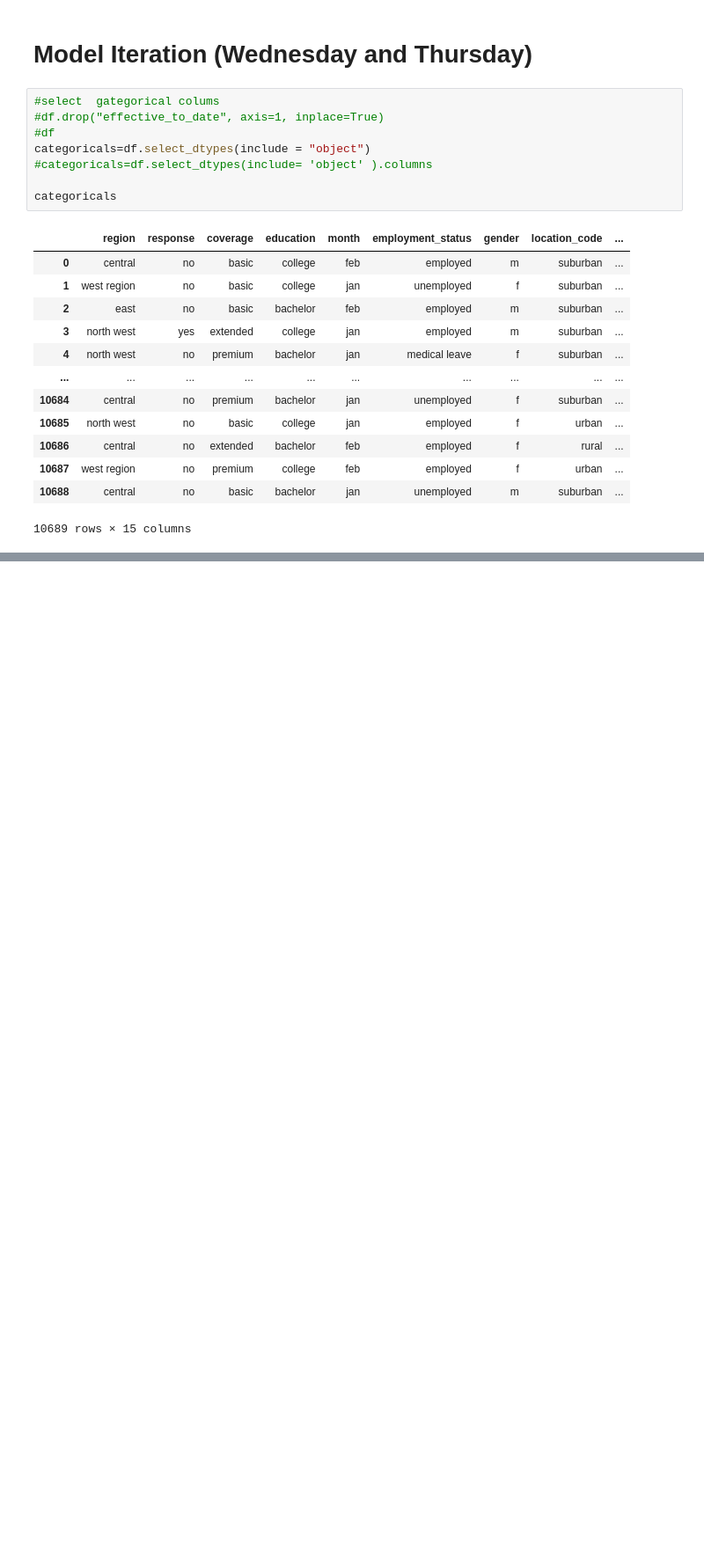
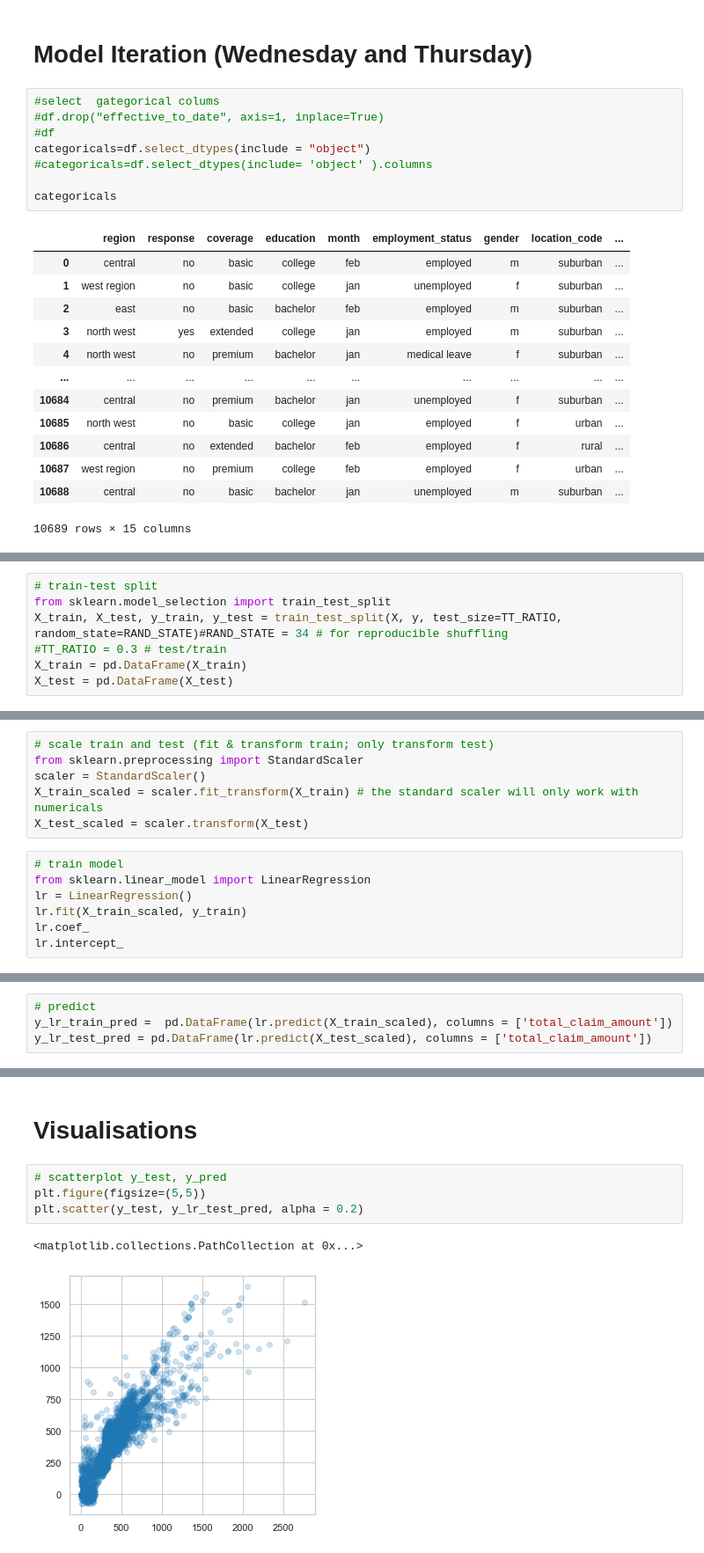
Before and after one commit to marsango16/IronEvans, a Jupyter notebook: WEEK4_Day3_Intro_To_Pandas_Healthcare For_All_Modeling.ipynb, the cells around one changed output, grey strips where cells are left out. Shown at 88% size. Saved outputs shown, nothing was run; the diff lists cells and outputs as text; blank space fills up the shorter version.

```diff
--- a/WEEK4_Day3_Intro_To_Pandas_Healthcare For_All_Modeling.ipynb
+++ b/WEEK4_Day3_Intro_To_Pandas_Healthcare For_All_Modeling.ipynb
@@ -569,0 +696,7 @@ nominal
+# %%
+# train-test split
+from sklearn.model_selection import train_test_split
+X_train, X_test, y_train, y_test = train_test_split(X, y, test_size=TT_RATIO, random_state=RAND_STATE)#RAND_STATE = 34 # for reproducible shuffling
+#TT_RATIO = 0.3 # test/train
+X_train = pd.DataFrame(X_train)
+X_test = pd.DataFrame(X_test)
@@ -569,0 +705,13 @@ nominal
+# %%
+# scale train and test (fit & transform train; only transform test)
+from sklearn.preprocessing import StandardScaler
+scaler = StandardScaler()
+X_train_scaled = scaler.fit_transform(X_train) # the standard scaler will only work with numericals
+X_test_scaled = scaler.transform(X_test)
+# %%
+# train model
+from sklearn.linear_model import LinearRegression
+lr = LinearRegression()
+lr.fit(X_train_scaled, y_train)
+lr.coef_
+lr.intercept_
@@ -569,0 +720,4 @@ nominal
+# %%
+# predict
+y_lr_train_pred =  pd.DataFrame(lr.predict(X_train_scaled), columns = ['total_claim_amount'])
+y_lr_test_pred = pd.DataFrame(lr.predict(X_test_scaled), columns = ['total_claim_amount'])
@@ -569,0 +748,9 @@ nominal
+# %% [markdown]
+# Visualisations
+# %%
+# scatterplot y_test, y_pred
+plt.figure(figsize=(5,5))
+plt.scatter(y_test, y_lr_test_pred, alpha = 0.2)
+# %% [output]
+<matplotlib.collections.PathCollection at 0x...>
+[figure, added]
```
Also changed, not shown: parts of 21 cells of this notebook.
